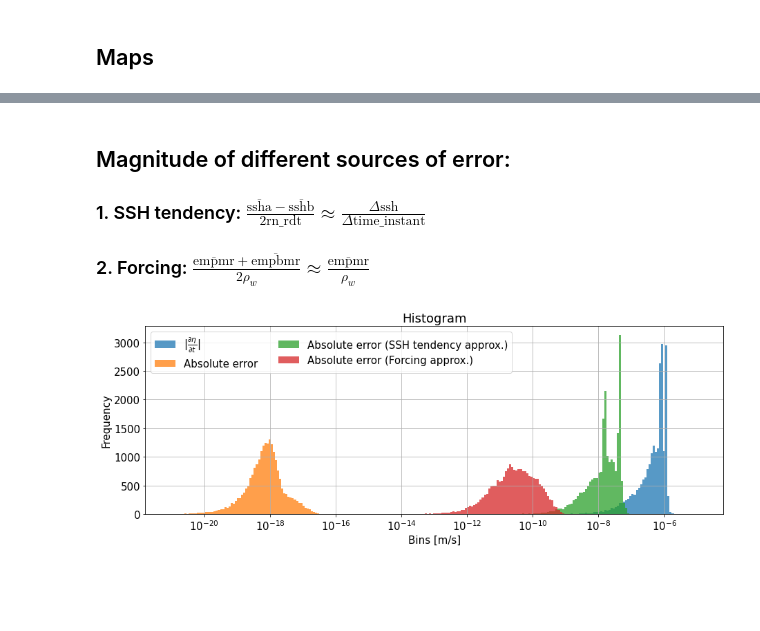
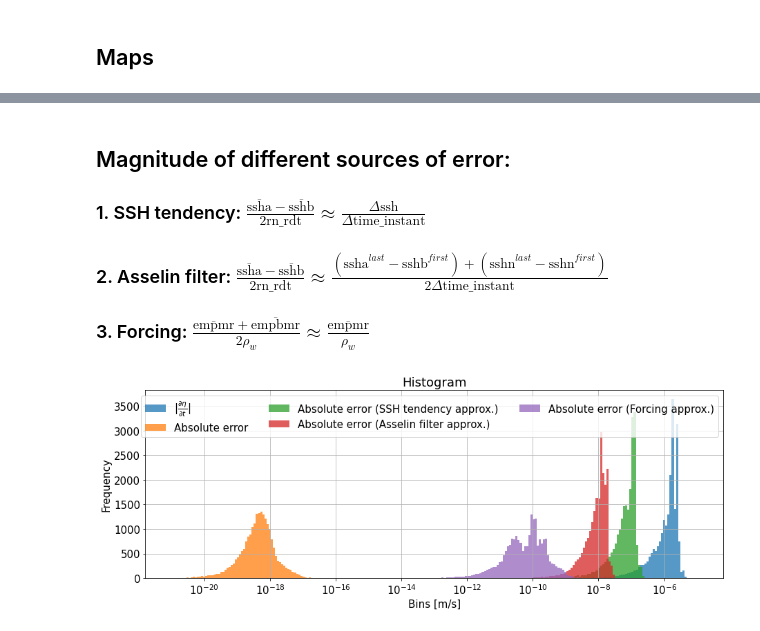
Before and after one commit to malmans2/nemo-tinkering, a Jupyter notebook: volume_budget.ipynb, the cells around one changed output, grey strips where cells are left out. Cells and saved outputs as stored; diff of their text form; code cells hidden in the pictures; blank space fills up the shorter version.

Commit message:
add asselin error

```diff
--- a/volume_budget.ipynb
+++ b/volume_budget.ipynb
@@ -178,7 +178,9 @@ def xcompatible(ds):
     for var in ds.variables:
         VAR = ds[var].drop_vars(ds[var].coords)
         if "online_operation" in ds[var].attrs:
-            if ds[var].attrs["online_operation"] == "average":
+            if any(var.endswith(suffix) for suffix in ["_last", "first"]):
+                ds[var] = VAR.rename(time_counter="time_centered")
+            elif ds[var].attrs["online_operation"] == "average":
                 ds[var] = VAR.rename(time_counter="time_centered")
             elif ds[var].attrs["online_operation"] == "instant":
                 ds[var] = VAR.rename(time_counter="time_instant")
@@ -314,44 +316,50 @@ p = bdgt_ds["Relative error"].plot(figsize=figsize_small, **plot_kwargs)
 # %% [markdown]
 ## Magnitude of different sources of error:
 ### 1. SSH tendency: $\frac{\overline{\mathrm{ssha}}-\overline{\mathrm{sshb}}}{2 \mathrm{rn\_rdt}}\approx \frac{\Delta\mathrm{ssh}}{\Delta\mathrm{time\_instant}}$
-### 2. Forcing: $\frac{\overline{\mathrm{empmr}}+\overline{\mathrm{empbmr}}}{2\rho_w} \approx \frac{\overline{\mathrm{empmr}}}{\rho_w}$
+### 2. Asselin filter: $\frac{\overline{\mathrm{ssha}}-\overline{\mathrm{sshb}}}{2 \mathrm{rn\_rdt}}\approx \frac{(\mathrm{ssha}^{last}-\mathrm{sshb}^{first})+(\mathrm{sshn}^{last}-\mathrm{sshn}^{first})}{2\Delta\mathrm{time\_instant}}$
+### 3. Forcing: $\frac{\overline{\mathrm{empmr}}+\overline{\mathrm{empbmr}}}{2\rho_w} \approx \frac{\overline{\mathrm{empmr}}}{\rho_w}$
 # %%
 fig, ax = plt.subplots(1, 1, figsize=figsize_small)
 plot_kwargs = dict(bins=np.logspace(-21, -5, 250), alpha=0.75, ax=ax)
 
-for i in range(4):
+DT = grid.diff(ds["time_instant"], "T") / np.timedelta64(1, "s")
+for i in range(5):
     # Define fields to plot
     if i == 0:
         label = r"$|\frac{\partial \eta}{\partial t}|$"
         da = RHS
     elif i == 1:
         label = "Absolute error"
         da = LHS
     elif i == 2:
         label = "Absolute error (SSH tendency approx.)"
-        DT = grid.diff(ds["time_instant"], "T") / np.timedelta64(1, "s")
         da = grid.diff(ds.ssh, "T") / DT
     elif i == 3:
+        label = "Absolute error (Asselin filter approx.)"
+        da = (
+            (ds.ssha_last - ds.sshb_first) + (ds.sshn_last - ds.sshn_first)
+        ) / (2 * DT)
+    elif i == 4:
         label = "Absolute error (Forcing approx.)"
         da = -hor_div.sum("z_c") / area - ds.empmr / rau0
 
     # Compute error
     if i != 0:
         da = da - RHS
 
     # Remove boundaries and initial T
     da = da.isel(**slices)
 
     # Plot
     np.abs(da).plot.hist(
         **plot_kwargs, label=label,
     )
 
 # Labelling
 ax.set_xscale("log")
 ax.set_xlabel("Bins [m/s]")
 ax.set_ylabel("Frequency")
 plt.grid()
-_ = plt.legend(ncol=2)
+_ = plt.legend(ncol=3)
 # %% [output]
-[figure, old version]
+[figure, new version]
```
Also changed, not shown: parts of 4 cells of this notebook.
